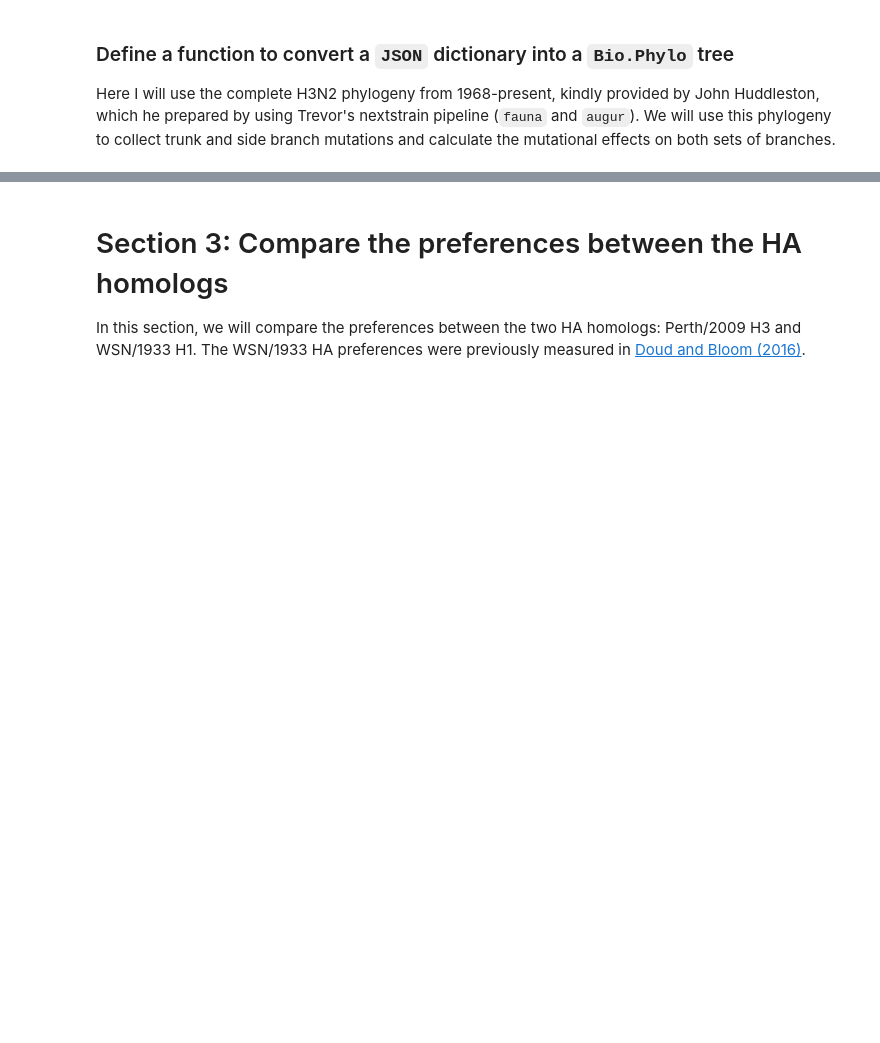
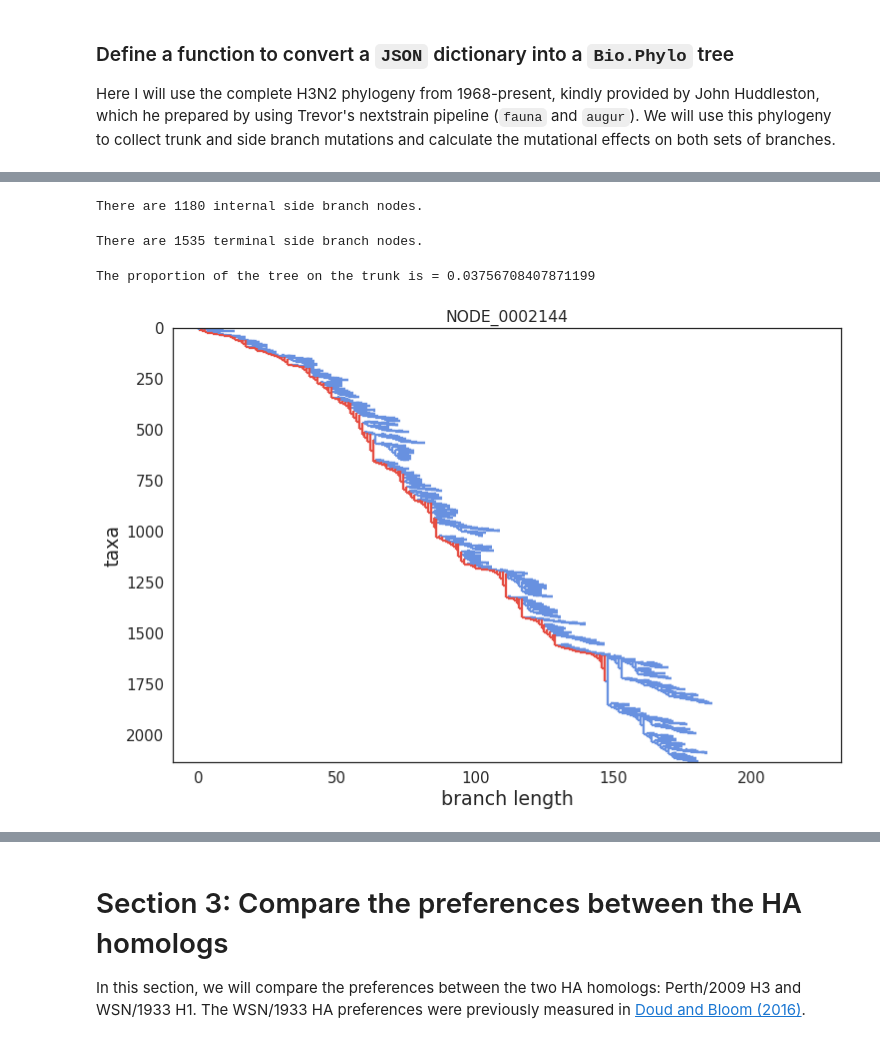
Before and after one commit to jbloomlab/Perth2009-DMS-Manuscript, a Jupyter notebook: analysis_code/Perth2009_DMS_analysis.ipynb, the cells around one changed output, grey strips where cells are left out. Cells and saved outputs as stored; diff of their text form; code cells hidden in the pictures; blank space fills up the shorter version.

Commit message:
Start adding trunk vs side branch analysis to `ipynb`

```diff
--- a/analysis_code/Perth2009_DMS_analysis.ipynb
+++ b/analysis_code/Perth2009_DMS_analysis.ipynb
@@ -453,0 +538,19 @@ def json_to_tree(json_dict):
+# %%
+# Biopython's trees don't store links to node parents, so we need to build
+# a map of each node to its parent.
+# Code from the Bio.Phylo cookbook: http://biopython.org/wiki/Phylo_cookbook
+def all_parents(tree):
+    parents = {}
+    for clade in tree.find_clades(order='level'):
+        for child in clade:
+            parents[child] = clade
+    return parents
+
+parents_by_node = all_parents(tree)
+# %%
+# Next, annotate each node with its parent.
+for node in tree.find_clades():
+    if node == tree.root:
+        node.parent = None
+    else:
+        node.parent = parents_by_node[node]
@@ -453,0 +574,6 @@ def json_to_tree(json_dict):
+# %%
+# Label all nodes as not part of the trunk or as a side branch ancestor
+# by default.
+for node in tree.find_clades():
+    node.is_trunk = False
+    node.is_side_branch_ancestor = False
@@ -453,0 +617,32 @@ def json_to_tree(json_dict):
+# %%
+internal_side_branch_nodes = [node for node in side_branch_nodes
+                              if not node.is_terminal()]
+print ('There are {0} internal side branch nodes.'.format(len(internal_side_branch_nodes)))
+# %% [output]
+There are 1180 internal side branch nodes.
+# %%
+terminal_side_branch_nodes = [node for node in side_branch_nodes
+                              if node.is_terminal()]
+print ('There are {0} terminal side branch nodes.'.format(len(terminal_side_branch_nodes)))
+# %% [output]
+There are 1535 terminal side branch nodes.
+# %%
+# Calculate the proportion of the tree on the trunk.
+print ('The proportion of the tree on the trunk is = {0}'.format(len(trunk_path) / float(nodes_in_tree)))
+# %% [output]
+The proportion of the tree on the trunk is = 0.03756708407871199
+# %%
+# Color nodes by status as on the trunk or as a side branch ancestor.
+for node in tree.find_clades():
+    if node.is_trunk:
+        node.color = "#e54d42"
+    else:
+        node.color = "#6891e0"
+# %%
+# Draw tree with node colors instead of with node labels.
+fig = plt.figure(figsize=(12, 8))
+ax = fig.add_subplot(111)
+Bio.Phylo.draw(tree, axes=ax, label_func=lambda node: "")
+# fig.savefig('{0}/phylotree_1968-present.pdf'.format(plotsdir), format = 'pdf')
+# %% [output]
+[figure, added]
```
Also changed, not shown: parts of 85 cells of this notebook.
